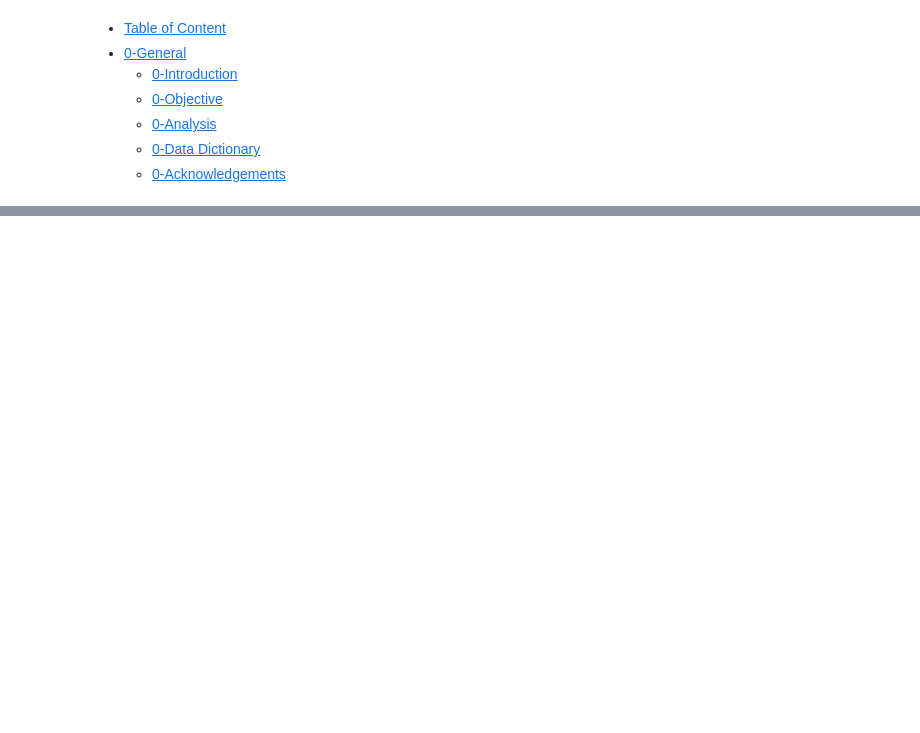
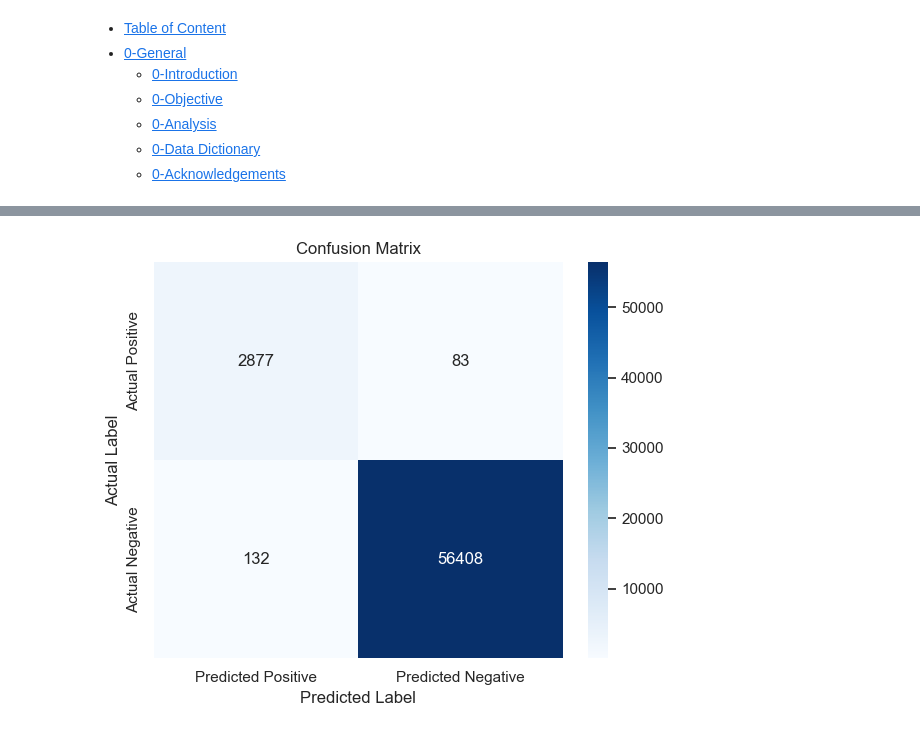
Before and after one commit to sschepanski/CanineLungCancerDetection, a Jupyter notebook: scr/DogScanPrediction.ipynb, the cells around one changed output, grey strips where cells are left out. Saved outputs shown, nothing was run; the diff lists cells and outputs as text; code cells hidden in the pictures; blank space fills up the shorter version.

```diff
--- a/scr/DogScanPrediction.ipynb
+++ b/scr/DogScanPrediction.ipynb
@@ -1145,0 +229,5 @@ A tibble: 6 x 38
+# %%
+# Force string/numeric values, coerce errors into NaN
+complete_data["Dog_response_to_decoy"] = pd.to_numeric(complete_data["Dog_response_to_decoy"], errors="coerce")
+complete_data["Dog_response_to_mask"] = pd.to_numeric(complete_data["Dog_response_to_mask"], errors="coerce")
+complete_data["True_positive_mask"] = pd.to_numeric(complete_data["True_positive_mask"], errors="coerce")
@@ -1145,0 +471,9 @@ A tibble: 6 x 38
+# %%
+# Define a function to apply row-wise: if Dog_mood is missing, try to impute using the lookup table
+def fill_mood(row):
+    if pd.isna(row["Dog_mood"]):
+        return mood_lookup.get((row["facility_number"], row["Dog"]), pd.NA)  # fallback is pd.NA if no match found
+    return row["Dog_mood"]  # keep original if not missing
+# %%
+# Apply imputation function to each row (row-wise)
+complete_data["Dog_mood"] = complete_data.apply(fill_mood, axis=1)
@@ -1145,0 +495,12 @@ A tibble: 6 x 38
+# %%
+# Count diagnostic outcomes
+confusion_counts = complete_data["diagnostic_outcome"].value_counts()
+
+# Extract components
+TP = confusion_counts.get("TP", 0)
+TN = confusion_counts.get("TN", 0)
+FP = confusion_counts.get("FP", 0)
+FN = confusion_counts.get("FN", 0)
+
+# Print counts
+print(f"TP: {TP}, TN: {TN}, FP: {FP}, FN: {FN}")
@@ -1145,0 +547,19 @@ A tibble: 6 x 38
+# %%
+# Construct a labeled confusion matrix DataFrame
+conf_matrix = pd.DataFrame({
+    "Predicted Positive": [TP, FP],
+    "Predicted Negative": [FN, TN]
+}, index=["Actual Positive", "Actual Negative"])
+
+# Plot the confusion matrix as a heatmap
+plt.figure(figsize=(6, 5))
+sns.heatmap(conf_matrix, annot=True, fmt="d", cmap="Blues", cbar=True)
+
+# Add title and axis labels
+plt.title("Confusion Matrix")
+plt.xlabel("Predicted Label")
+plt.ylabel("Actual Label")
+plt.tight_layout()
+plt.show()
+# %% [output]
+[figure, added]
```
Also changed, not shown: parts of 235 cells of this notebook, 2 other files.
